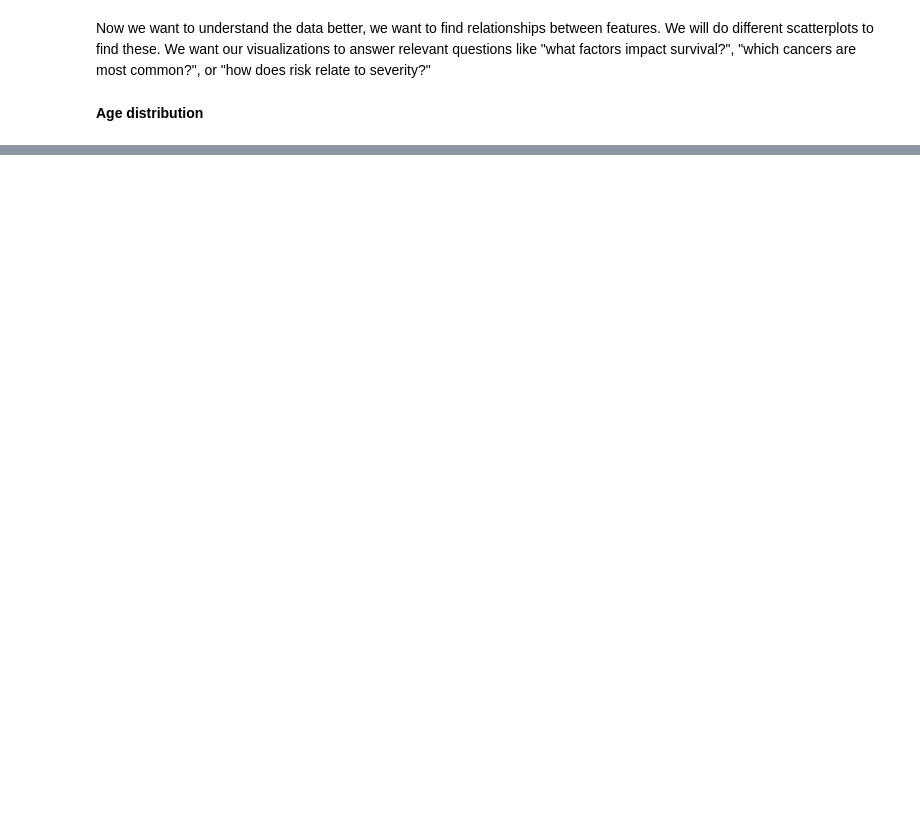
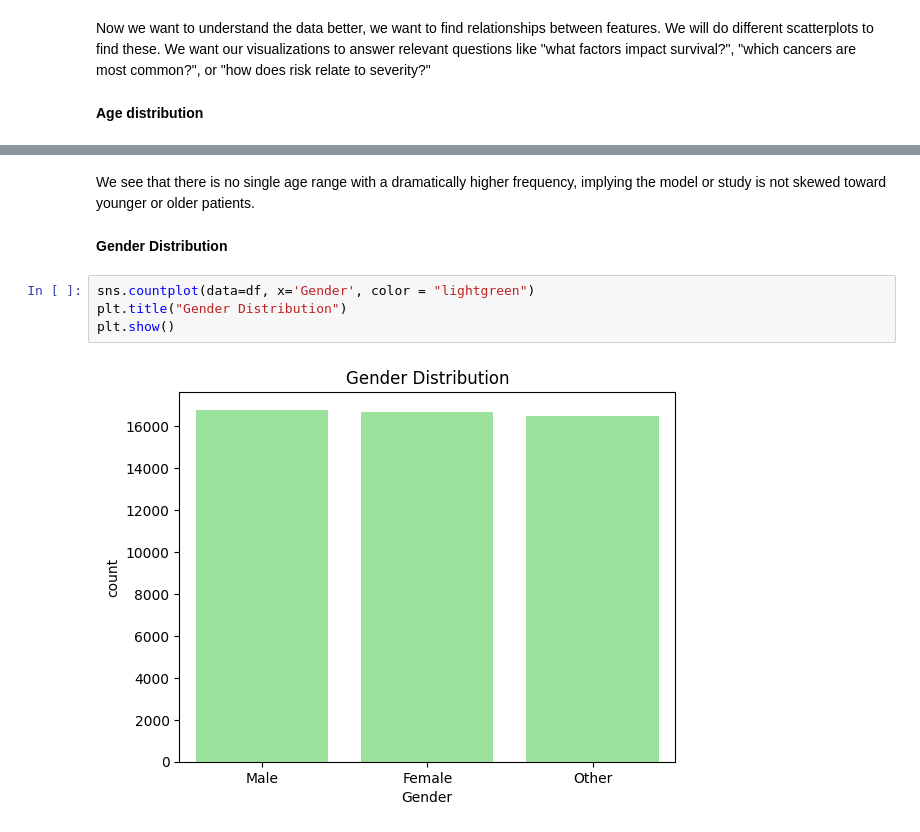
Before and after one commit to ioanap20/Branch-and-bound-for-TSP, a Jupyter notebook: medical_outcomes.ipynb, the cells around one changed output, grey strips where cells are left out. Drawn from its saved outputs; the diff is of its cells as text; blank space fills up the shorter version.

```diff
--- a/medical_outcomes.ipynb
+++ b/medical_outcomes.ipynb
@@ -86,0 +254,10 @@ plt.show()
+# %% [markdown]
+We see that there is no single age range with a dramatically higher frequency, implying the model or study is not skewed toward younger or older patients.
+# %% [markdown]
+**Gender Distribution**
+# %%
+sns.countplot(data=df, x='Gender', color = "lightgreen")
+plt.title("Gender Distribution")
+plt.show()
+# %% [output]
+[figure, added]
```
Also changed, not shown: parts of 32 cells of this notebook.
